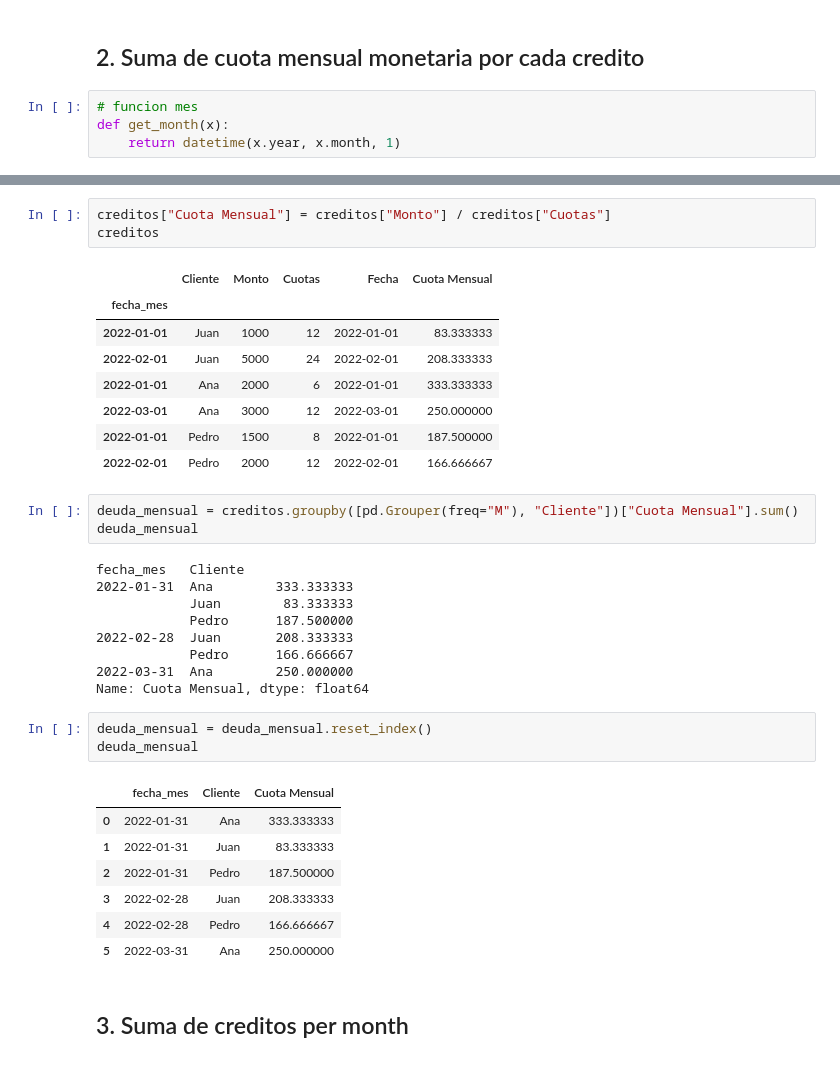
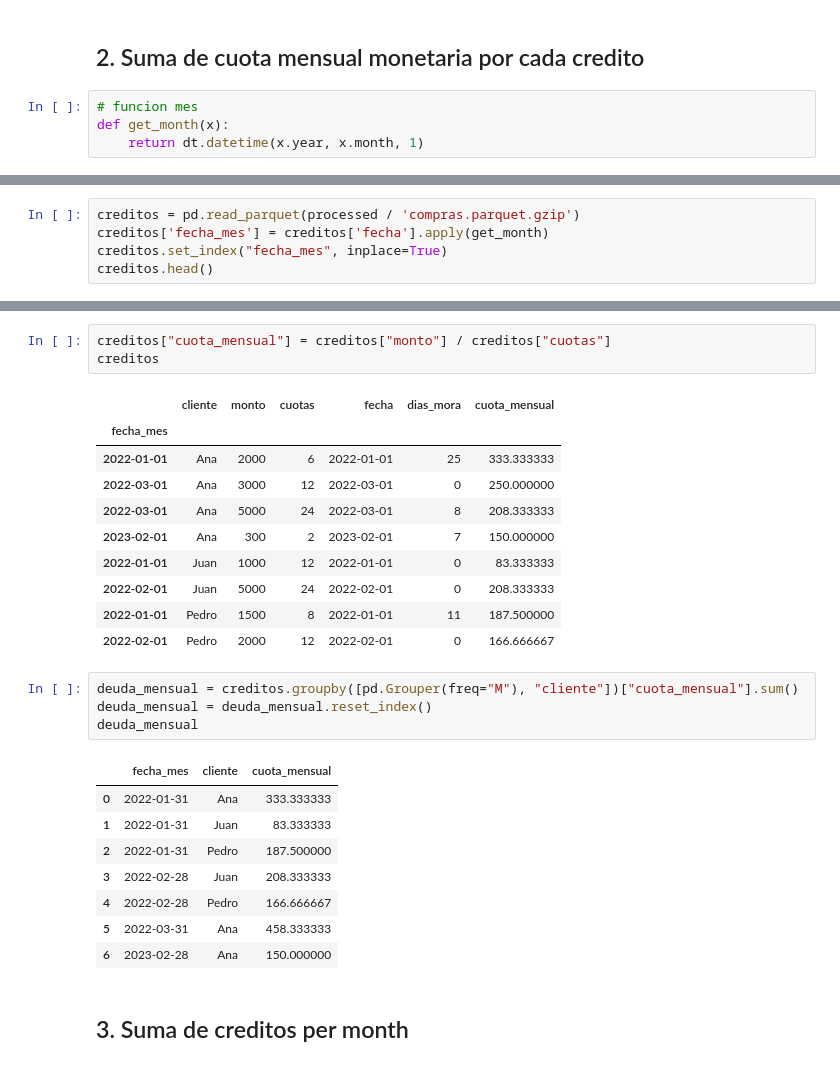
Before and after one commit to oecorrechag/Home-functions, a Jupyter notebook: agrupaciones/endeudamiento.ipynb, the cells around one changed output, grey strips where cells are left out. Drawn from its saved outputs; the diff is of its cells as text.

```diff
--- a/agrupaciones/endeudamiento.ipynb
+++ b/agrupaciones/endeudamiento.ipynb
@@ -57,4 +48,4 @@ clientes_agrupados
 # %%
 # funcion mes
 def get_month(x):
-    return datetime(x.year, x.month, 1)
+    return dt.datetime(x.year, x.month, 1)
@@ -80,0 +52,5 @@ creditos
+# %%
+creditos = pd.read_parquet(processed / 'compras.parquet.gzip')
+creditos['fecha_mes'] = creditos['fecha'].apply(get_month)
+creditos.set_index("fecha_mes", inplace=True)
+creditos.head()
@@ -81,38 +65,30 @@ creditos
 # %%
-creditos["Cuota Mensual"] = creditos["Monto"] / creditos["Cuotas"]
+creditos["cuota_mensual"] = creditos["monto"] / creditos["cuotas"]
 creditos
 # %% [output]
-|  | Cliente | Monto | Cuotas | Fecha | Cuota Mensual |
-| fecha_mes |  |  |  |  |  |
-| 2022-01-01 | Juan | 1000 | 12 | 2022-01-01 | 83.333333 |
-| 2022-02-01 | Juan | 5000 | 24 | 2022-02-01 | 208.333333 |
-| 2022-01-01 | Ana | 2000 | 6 | 2022-01-01 | 333.333333 |
-| 2022-03-01 | Ana | 3000 | 12 | 2022-03-01 | 250.000000 |
-| 2022-01-01 | Pedro | 1500 | 8 | 2022-01-01 | 187.500000 |
-| 2022-02-01 | Pedro | 2000 | 12 | 2022-02-01 | 166.666667 |
+|  | cliente | monto | cuotas | fecha | dias_mora | cuota_mensual |
+| fecha_mes |  |  |  |  |  |  |
+| 2022-01-01 | Ana | 2000 | 6 | 2022-01-01 | 25 | 333.333333 |
+| 2022-03-01 | Ana | 3000 | 12 | 2022-03-01 | 0 | 250.000000 |
+| 2022-03-01 | Ana | 5000 | 24 | 2022-03-01 | 8 | 208.333333 |
+| 2023-02-01 | Ana | 300 | 2 | 2023-02-01 | 7 | 150.000000 |
+| 2022-01-01 | Juan | 1000 | 12 | 2022-01-01 | 0 | 83.333333 |
+| 2022-02-01 | Juan | 5000 | 24 | 2022-02-01 | 0 | 208.333333 |
+| 2022-01-01 | Pedro | 1500 | 8 | 2022-01-01 | 11 | 187.500000 |
+| 2022-02-01 | Pedro | 2000 | 12 | 2022-02-01 | 0 | 166.666667 |
 # %%
-deuda_mensual = creditos.groupby([pd.Grouper(freq="M"), "Cliente"])["Cuota Mensual"].sum()
+deuda_mensual = creditos.groupby([pd.Grouper(freq="M"), "cliente"])["cuota_mensual"].sum()
+deuda_mensual = deuda_mensual.reset_index()
 deuda_mensual
 # %% [output]
-fecha_mes   Cliente
-2022-01-31  Ana        333.333333
-            Juan        83.333333
-            Pedro      187.500000
-2022-02-28  Juan       208.333333
-            Pedro      166.666667
-2022-03-31  Ana        250.000000
-Name: Cuota Mensual, dtype: float64
+|  | fecha_mes | cliente | cuota_mensual |
+| 0 | 2022-01-31 | Ana | 333.333333 |
+| 1 | 2022-01-31 | Juan | 83.333333 |
+| 2 | 2022-01-31 | Pedro | 187.500000 |
+| 3 | 2022-02-28 | Juan | 208.333333 |
+| 4 | 2022-02-28 | Pedro | 166.666667 |
+| 5 | 2022-03-31 | Ana | 458.333333 |
+| 6 | 2023-02-28 | Ana | 150.000000 |
-# %%
-deuda_mensual = deuda_mensual.reset_index()
-deuda_mensual
-# %% [output]
-|  | fecha_mes | Cliente | Cuota Mensual |
-| 0 | 2022-01-31 | Ana | 333.333333 |
-| 1 | 2022-01-31 | Juan | 83.333333 |
-| 2 | 2022-01-31 | Pedro | 187.500000 |
-| 3 | 2022-02-28 | Juan | 208.333333 |
-| 4 | 2022-02-28 | Pedro | 166.666667 |
-| 5 | 2022-03-31 | Ana | 250.000000 |
 # %% [markdown]
 ## 3. Suma de creditos per month
 # %%
```
Also changed, not shown: parts of 9 cells of this notebook, 2 other files.
